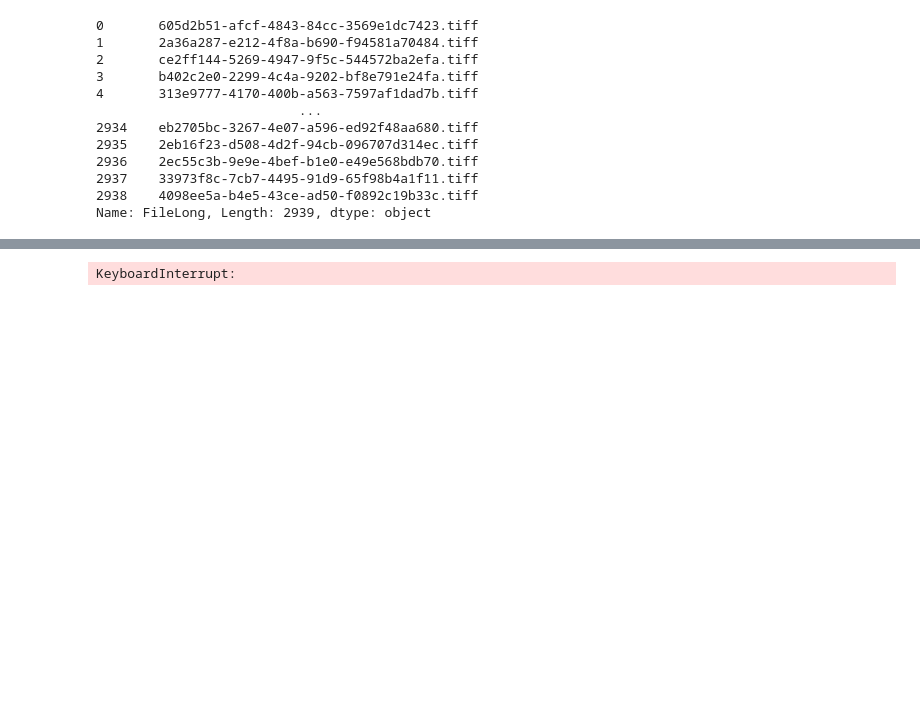
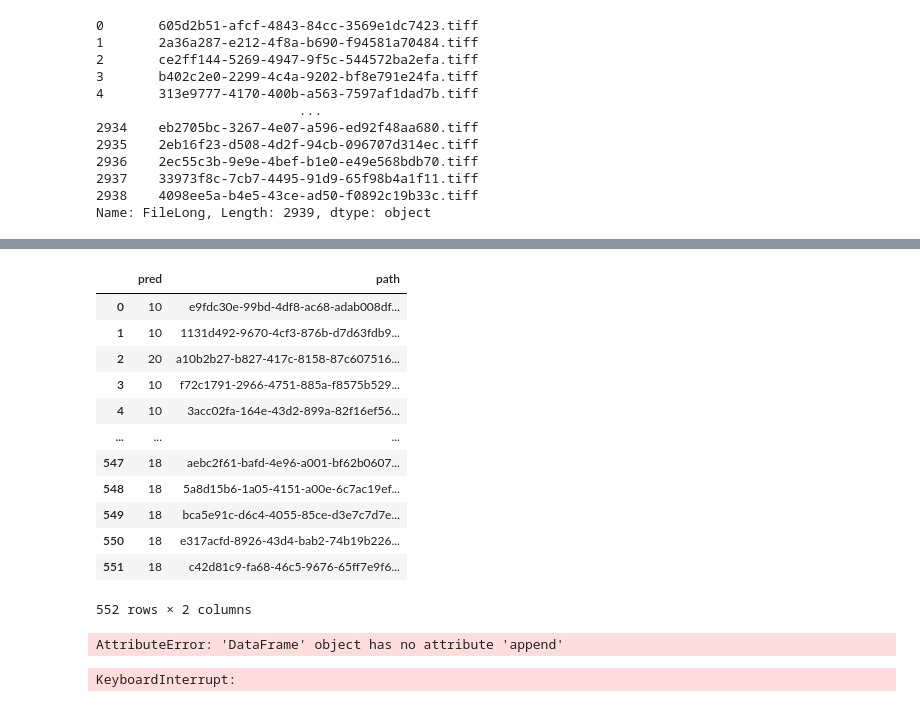
Before and after one commit to szymonsm/HackING_mISIe, a Jupyter notebook: first_model.ipynb, the cells around one changed output, grey strips where cells are left out. Saved outputs shown, nothing was run; the diff lists cells and outputs as text; code cells hidden in the pictures; blank space fills up the shorter version.

```diff
--- a/first_model.ipynb
+++ b/first_model.ipynb
@@ -624,0 +657,22 @@ Name: FileLong, Length: 2939, dtype: object
+# %%
+df = df.drop(columns=['Unnamed: 0'])
+# %%
+df['path'] = df['File']
+# %%
+df = df.drop(columns=['File'])
+# %%
+df
+# %% [output]
+|  | pred | path |
+| 0 | 10 | e9fdc30e-99bd-4df8-ac68-adab008df... |
+| 1 | 10 | 1131d492-9670-4cf3-876b-d7d63fdb9... |
+| 2 | 20 | a10b2b27-b827-417c-8158-87c607516... |
+| 3 | 10 | f72c1791-2966-4751-885a-f8575b529... |
+| 4 | 10 | 3acc02fa-164e-43d2-899a-82f16ef56... |
+| ... | ... | ... |
+| 547 | 18 | aebc2f61-bafd-4e96-a001-bf62b0607... |
+| 548 | 18 | 5a8d15b6-1a05-4151-a00e-6c7ac19ef... |
+| 549 | 18 | bca5e91c-d6c4-4055-85ce-d3e7c7d7e... |
+| 550 | 18 | e317acfd-8926-43d4-bab2-74b19b226... |
+| 551 | 18 | c42d81c9-fa68-46c5-9676-65ff7e9f6... |
+552 rows × 2 columns
@@ -625,6 +687,14 @@ Name: FileLong, Length: 2939, dtype: object
 # %%
 df2 = pd.DataFrame({'path':y_last,'pred':y_pred})
 df2.to_csv("pred2.csv",index=False)
+
+# read predictions.csv
+
+df = pd.read_csv("predictions.csv")
+
+# append df2 and df
+# %% [output]
+AttributeError: 'DataFrame' object has no attribute 'append'
 # %%
 param_grid = {
     'n_estimators': [50, 100, 200],
```
Also changed, not shown: parts of 4 cells of this notebook, 2 other files.
